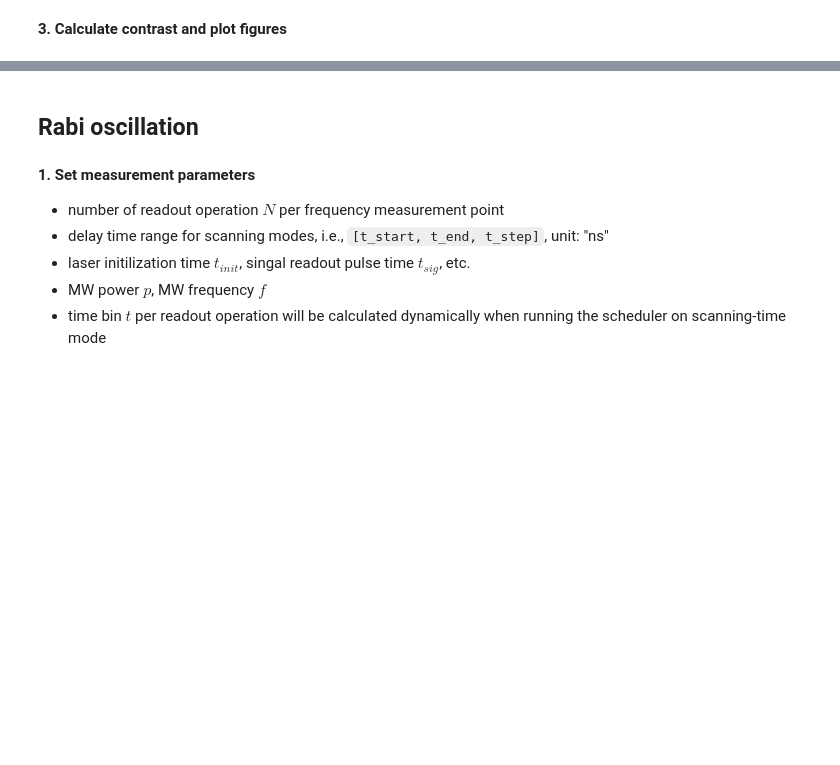
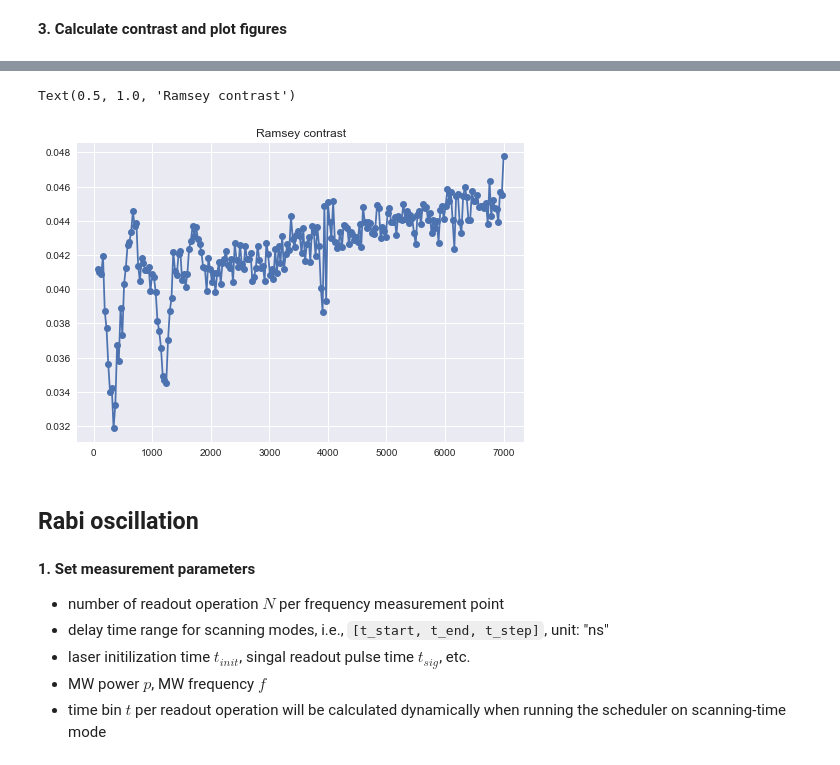
Before and after one commit to Youngcius/odmactor, a Jupyter notebook: project/tutorial/time-odmr.ipynb, the cells around one changed output, grey strips where cells are left out. Cells and saved outputs as stored; diff of their text form; code cells hidden in the pictures; blank space fills up the shorter version.

```diff
--- a/project/tutorial/time-odmr.ipynb
+++ b/project/tutorial/time-odmr.ipynb
@@ -86,6 +86,7 @@ fig = scheduler.sequences_figure
 ## count & contrast
 counts_sig_ref = scheduler.result  # [times, counts, counts_ref]
 contrast = [sig / ref for sig, ref in zip(counts_sig_ref[1], counts_sig_ref[2])]
+contrast_2 = [abs(sig - ref) / ref for sig, ref in zip(counts_sig_ref[1], counts_sig_ref[2])]
 # %%
 # plot_ramsey(counts_sig_ref[0], contrast)
 
@@ -107 +108,7 @@ Text(0.5, 1.0, 'Ramsey')
+# %%
+plt.plot(counts_sig_ref[0][1:], contrast_2[1:], 'o-')
+plt.title('Ramsey contrast')
+# %% [output]
+Text(0.5, 1.0, 'Ramsey contrast')
+[figure, added]
 # %%
```
Also changed, not shown: parts of 24 cells of this notebook, 5 other files.
